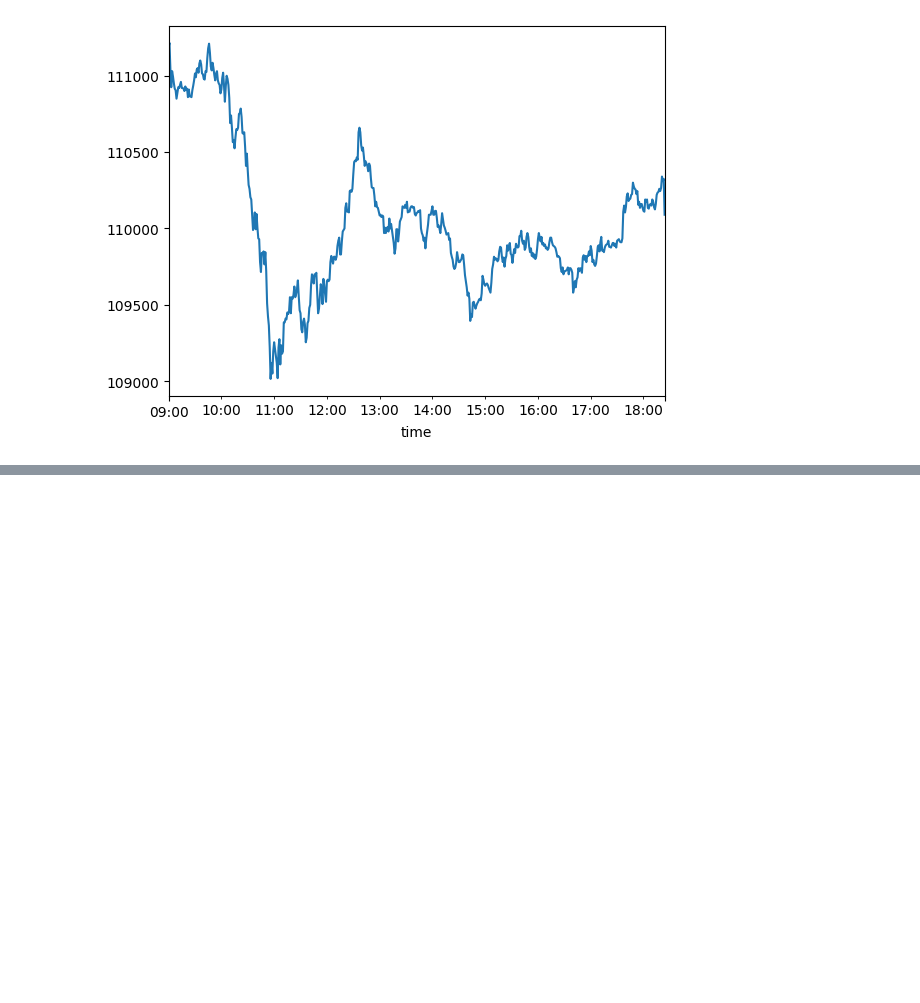
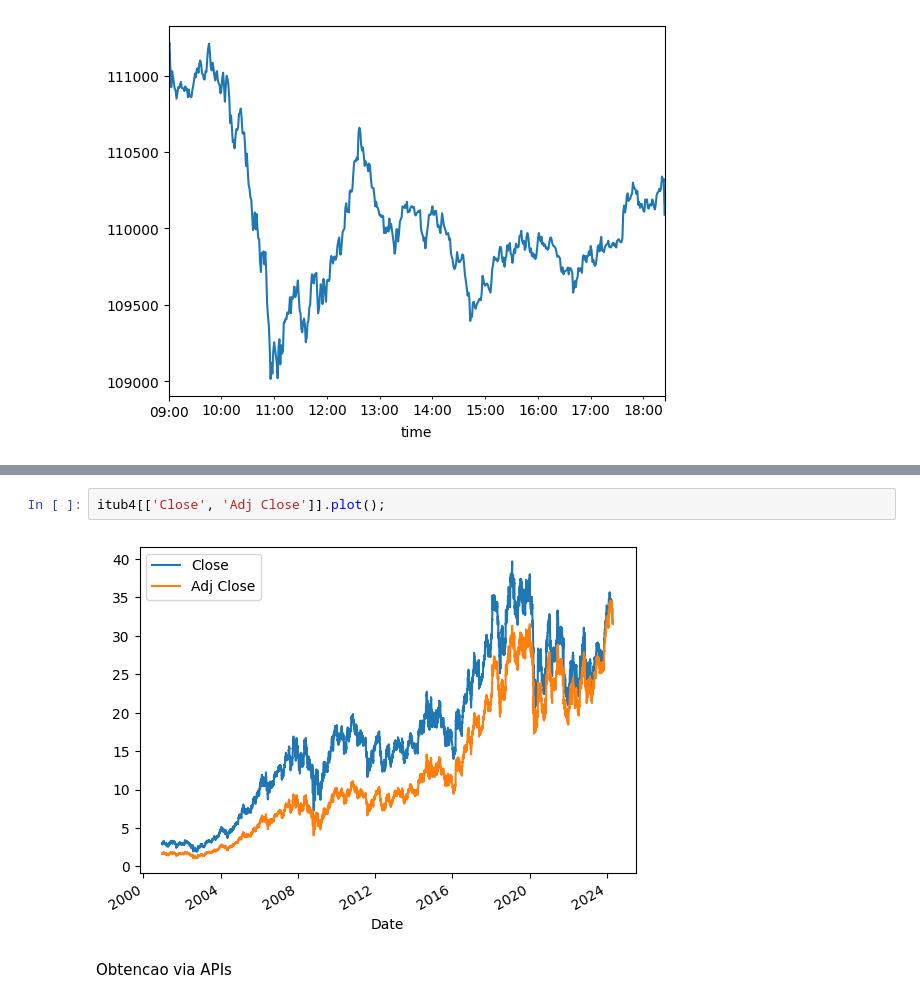
Before and after one commit to ChibanaT/Study_Area, a Jupyter notebook: Python/Data_Trading/Modulo 2/Modulo 2 - Manipulacao de Dados com Python.ipynb, the cells around one changed output, grey strips where cells are left out. Cells and saved outputs as stored; diff of their text form; blank space fills up the shorter version.

```diff
--- a/Python/Data_Trading/Modulo 2/Modulo 2 - Manipulacao de Dados com Python.ipynb
+++ b/Python/Data_Trading/Modulo 2/Modulo 2 - Manipulacao de Dados com Python.ipynb
@@ -407,0 +456,6 @@ win.close.plot();
+# %%
+itub4[['Close', 'Adj Close']].plot();
+# %% [output]
+[figure, added]
+# %% [markdown]
+Obtencao via APIs
```
Also changed, not shown: parts of 36 cells of this notebook, 4 other files.
